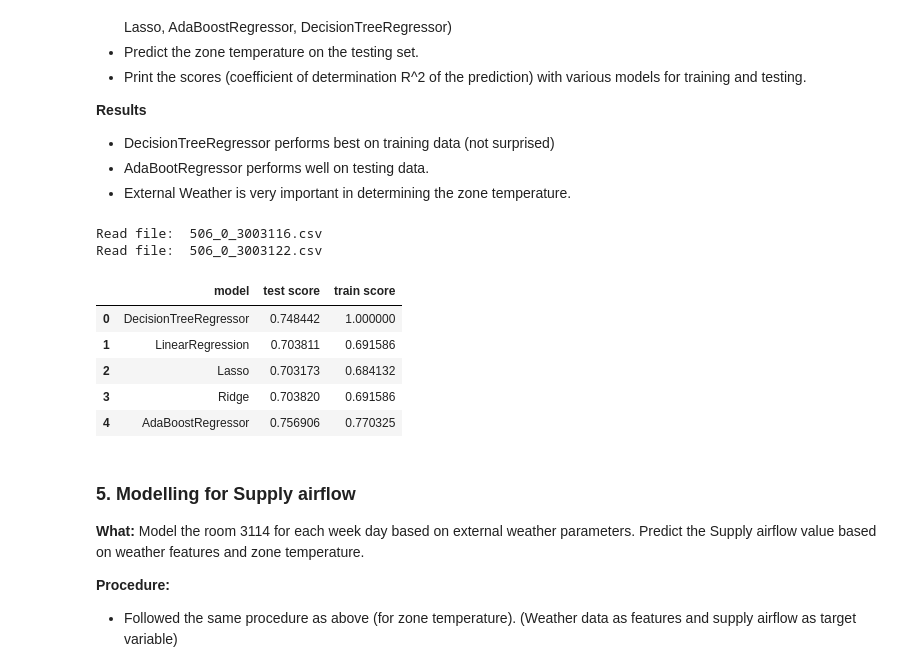
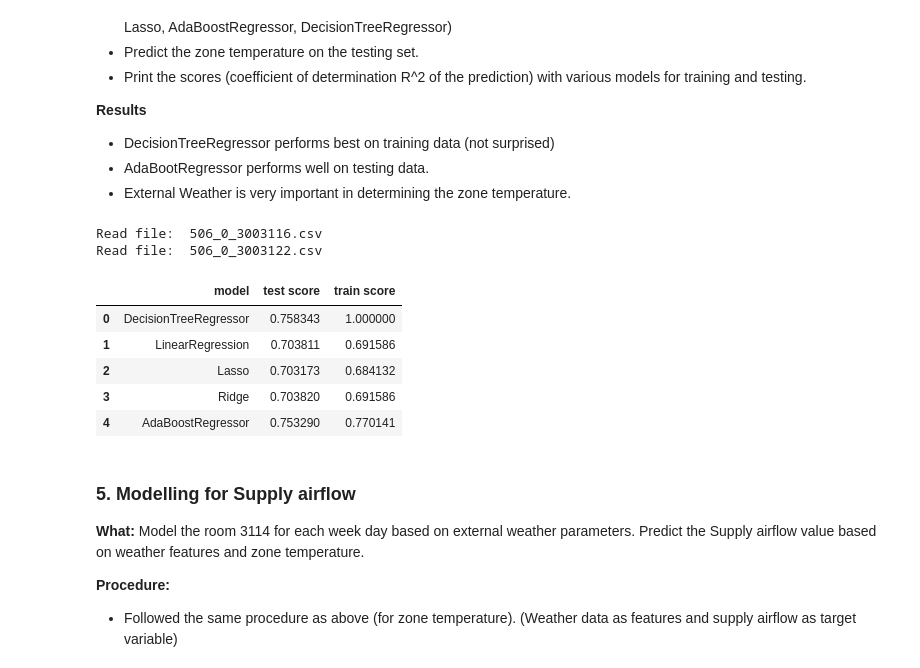
Before and after one commit to mas-dse-mkjaiswa/Capstone, a Jupyter notebook: final/sensor_data_analysis.ipynb, the cells around one changed output. Saved outputs shown, nothing was run; the diff lists cells and outputs as text; code cells hidden in the pictures.

```diff
--- a/final/sensor_data_analysis.ipynb
+++ b/final/sensor_data_analysis.ipynb
@@ -162,22 +152,22 @@ Read file:  506_0_3003116.csv
 # %%
 room = 'Rm-3114'
 signals = ["Zone Temperature", 'Supply Airflow']
 features = ['temp', 'temp_min', 'temp_max', 'pressure', 'humidity', 'wind_speed', 'wind_deg',
         'clouds_all', 'weather_id', 'weather_main', 'hour']
 day = "Sunday"
 target = "Zone Temperature"
 
-model_df = get_signal_dataframe(room, signals)
+model_df = get_signal_dataframe(room, signals, mean_type="hour", use_weather_data=True)
 model_for_day(model_df, features, target)
 # %% [output]
 Read file:  506_0_3003116.csv
 Read file:  506_0_3003122.csv
 |  | model | test score | train score |
-| 0 | DecisionTreeRegressor | 0.748442 | 1.000000 |
+| 0 | DecisionTreeRegressor | 0.758343 | 1.000000 |
 | 1 | LinearRegression | 0.703811 | 0.691586 |
 | 2 | Lasso | 0.703173 | 0.684132 |
 | 3 | Ridge | 0.703820 | 0.691586 |
-| 4 | AdaBoostRegressor | 0.756906 | 0.770325 |
+| 4 | AdaBoostRegressor | 0.753290 | 0.770141 |
 # %% [markdown]
 ### 5. Modelling for Supply airflow
 
```
Also changed, not shown: parts of 8 cells of this notebook, 3 other files.
